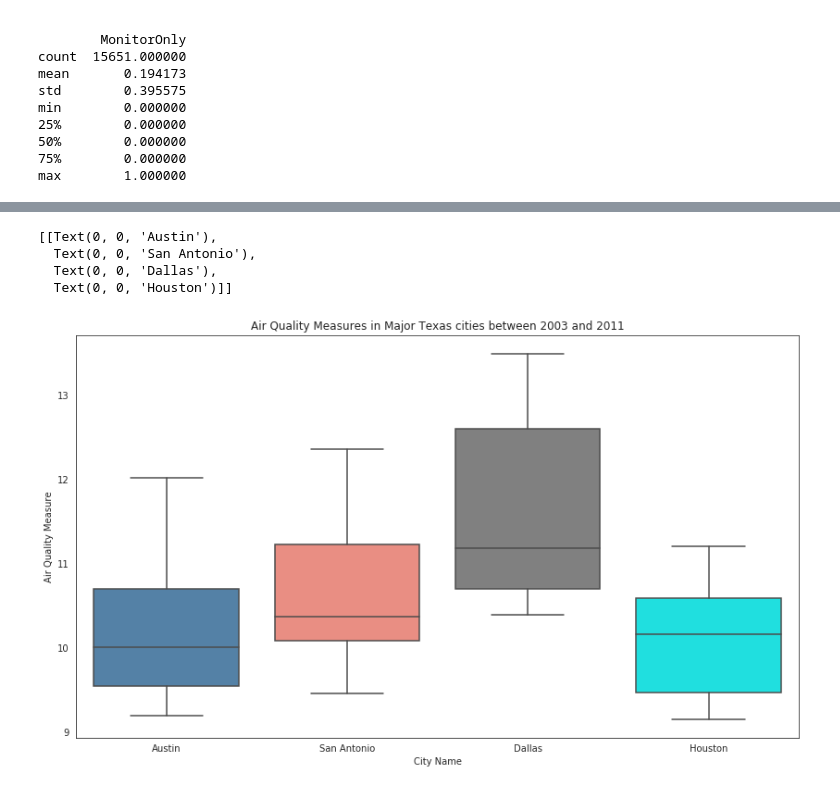
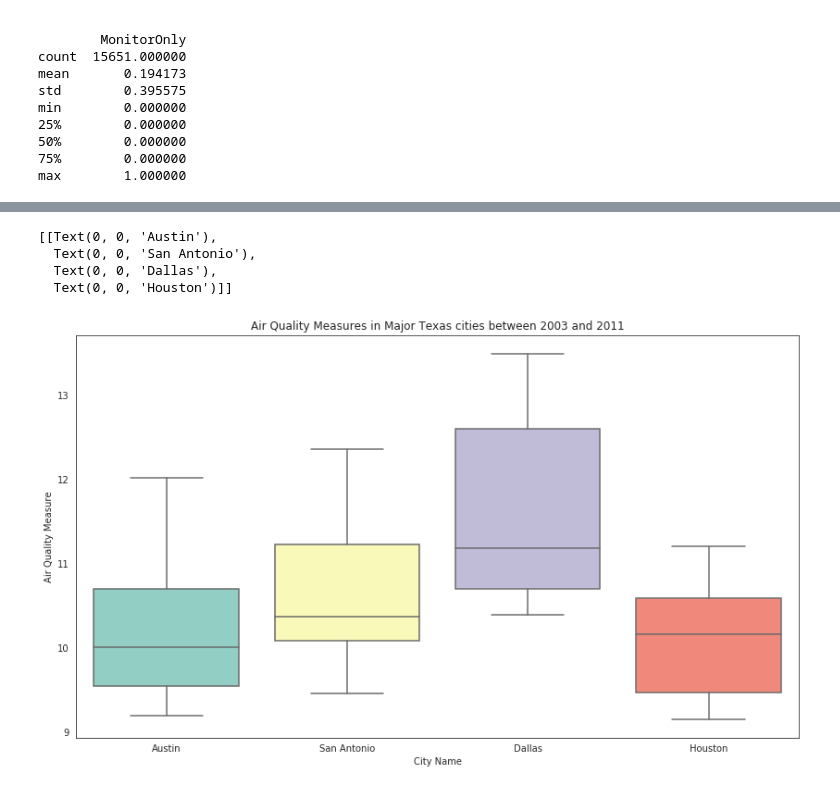
Before and after one commit to Saranyanv/test, a Jupyter notebook: 455_Assignment2.ipynb, the cells around one changed output, grey strips where cells are left out. Cells and saved outputs as stored; diff of their text form; code cells hidden in the pictures.

```diff
--- a/455_Assignment2.ipynb
+++ b/455_Assignment2.ipynb
@@ -110,17 +111,18 @@ plt.show(g)
 # %%
 import seaborn as sns
 import matplotlib.pyplot as plt
 sns.set_style("white")
 
 fig, ax = plt.subplots(figsize=(14,8))
 ax = sns.boxplot(y="Air Quality Measure", x="CountyName", data=sfo_air_traffic_big4_agg
-                , palette=sns.color_palette(palette = ["SteelBlue" , "Salmon", "Grey", "Cyan"]))
+                #, palette=sns.color_palette(palette = ["SteelBlue" , "Salmon", "Grey", "Cyan"])
+                , palette="Set3", saturation=.85)
 ax.set_title('Air Quality Measures in Major Texas cities between 2003 and 2011')
 ax.set_xlabel('City Name')
 ax.set(xticklabels=['Austin', 'San Antonio', 'Dallas', 'Houston'])
 # %% [output]
 [[Text(0, 0, 'Austin'),
   Text(0, 0, 'San Antonio'),
   Text(0, 0, 'Dallas'),
   Text(0, 0, 'Houston')]]
-[figure, old version]
+[figure, new version]
```
Also changed, not shown: parts of 1 cell of this notebook.
